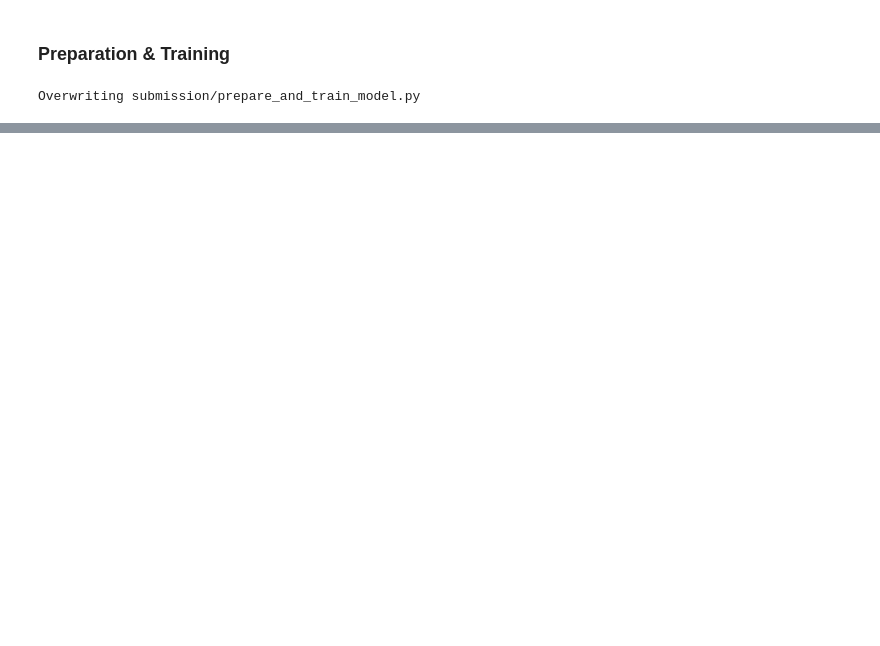
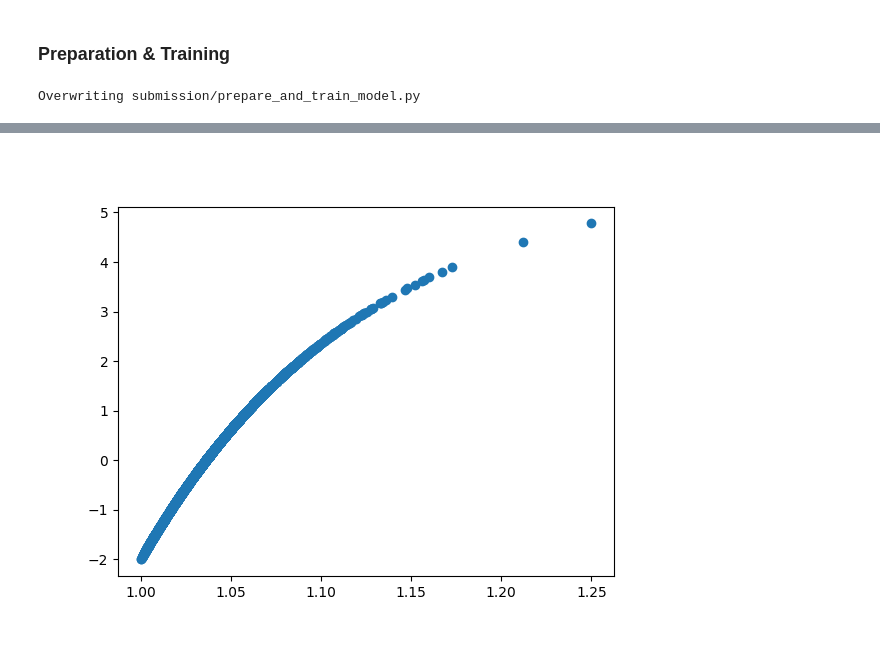
Before and after one commit to Tom-Touati/mafat-challenge, a Jupyter notebook: code/time_based_model.ipynb, the cells around one changed output, grey strips where cells are left out. Cells and saved outputs as stored; diff of their text form; code cells hidden in the pictures; blank space fills up the shorter version.

```diff
--- a/code/time_based_model.ipynb
+++ b/code/time_based_model.ipynb
@@ -664,13 +743,3 @@ plt.show()
-# %%
-plt.figure()
-weighted_final_scores.join(device_targets.set_index("Device_ID")).set_index(
-    "Target").stack().groupby("Target").hist(bins=100, alpha=0.5)
-plt.show()
-# %%
-plt.figure()
-mean_probability_score.join(device_targets.set_index("Device_ID")).set_index(
-    "Target").stack().groupby("Target").hist(bins=100, alpha=0.5, density=True)
-plt.show()
 # %%
 scalers = {
     "max_domain_scaler": max_domain_scaler,
@@ -865,9 +961,0 @@ dtest_full = xgb.DMatrix(X_test, y_test)
-# %%
-from sklearn.decomposition import TruncatedSVD
-#use truncatedsvd to reduce the number of features
-svd = TruncatedSVD(n_components=5000)
-#fit on the training data
-svd.fit(X_train)
-#transform the training data
-X_train_svd = svd.transform(X_train)
-X_test_svd = svd.transform(X_test)
@@ -876,0 +970,15 @@ dtest_svd_full = xgb.DMatrix(X_test_svd, y_test)
+# %%
+
+sample_weights = np.ones(X_train.shape[0])
+sample_weights -= 0.1 *X_train.domains_visited_n_domains
+
+sample_weights = X_train.domains_visited_n_domains.max(
+) - X_train.domains_visited_n_domains +
+sparse_weights = 1 / (sparsity_ratio + 0.1)  # Adding 0.1 to avoid division by zero
+
+# Normalize weights to have reasonable scale
+sparse_weights = sparse_weights / sparse_weights.mean()
+sample_weights = sample_weights / sample_weights.sum()
+dtrain_full.set_weight(
+    np.log10(8 + np.log10(sample_weights)) /
+    np.log10(8 + np.log10(sample_weights)).max())
@@ -877,3 +991,10 @@ dtest_svd_full = xgb.DMatrix(X_test_svd, y_test)
 # %%
 dtrain = dtrain_svd_full
 dtest = dtest_svd_full
+# %%
+plt.figure()
+plt.scatter(
+    np.log10(sample_weights) / np.log10(sample_weights).max(),
+    X_train.domains_visited_n_domains)
+plt.show()
+# %% [output]
@@ -880,3 +1003,4 @@ dtest = dtest_svd_full
+[figure, added]
 # %%
 import xgboost as xgb
 from sklearn.metrics import roc_auc_score
```
Also changed, not shown: parts of 46 cells of this notebook, 33 other files.
